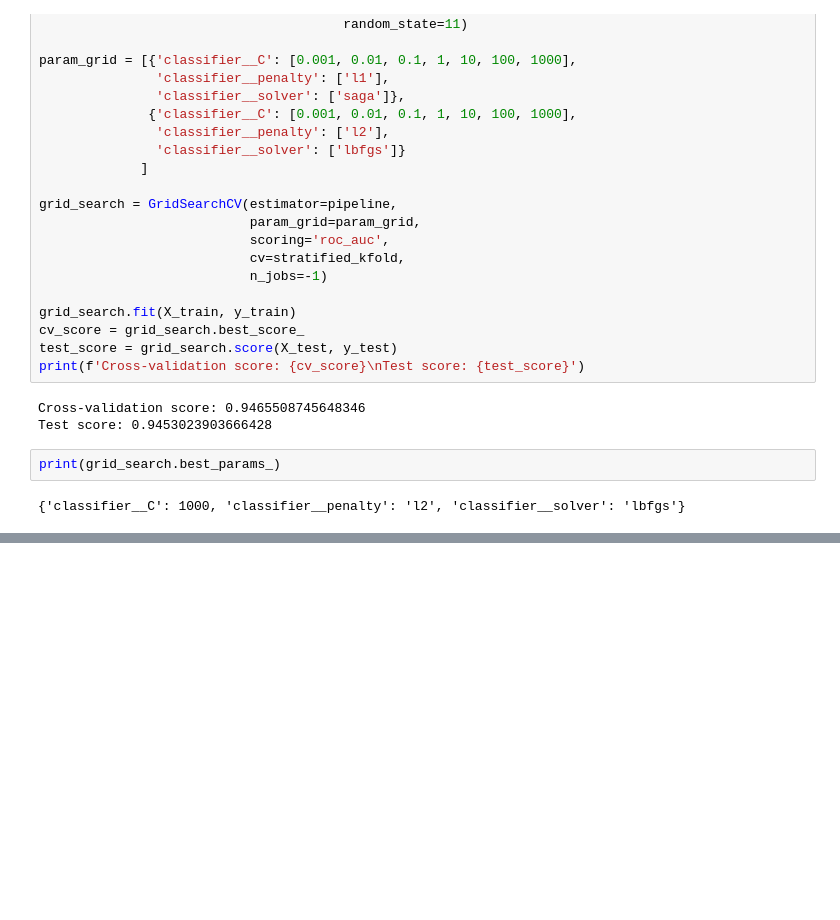
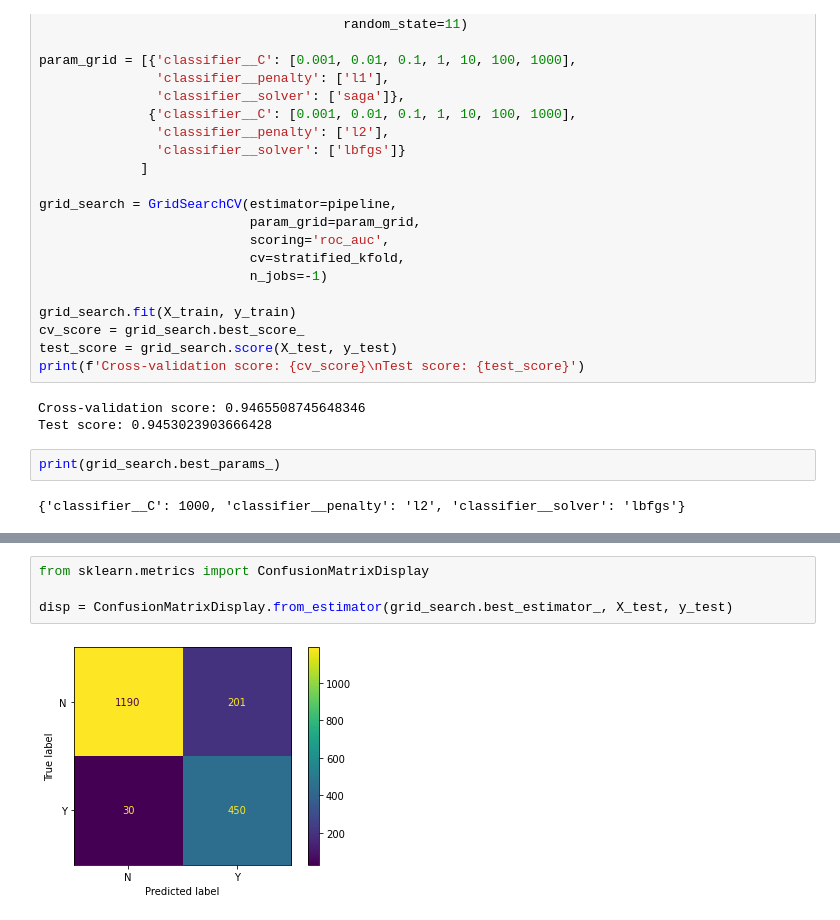
Before and after one commit to bSharpCyclist/MSDS-7333-QTW, a Jupyter notebook: Dan_C3.ipynb, the cells around one changed output, grey strips where cells are left out. Saved outputs shown, nothing was run; the diff lists cells and outputs as text; blank space fills up the shorter version.

```diff
--- a/Dan_C3.ipynb
+++ b/Dan_C3.ipynb
@@ -546,0 +551,6 @@ print(grid_search.best_params_)
+# %%
+from sklearn.metrics import ConfusionMatrixDisplay
+
+disp = ConfusionMatrixDisplay.from_estimator(grid_search.best_estimator_, X_test, y_test)
+# %% [output]
+[figure, added]
```
Also changed, not shown: parts of 4 cells of this notebook.
